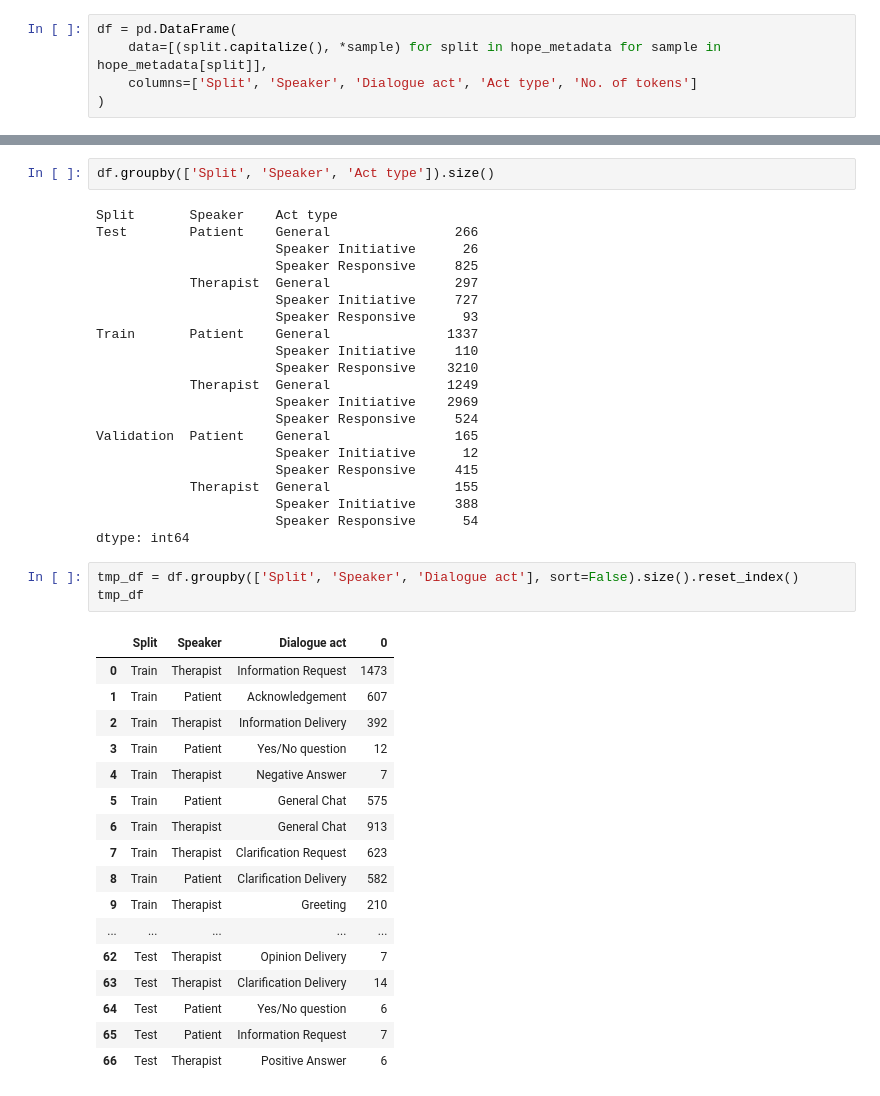
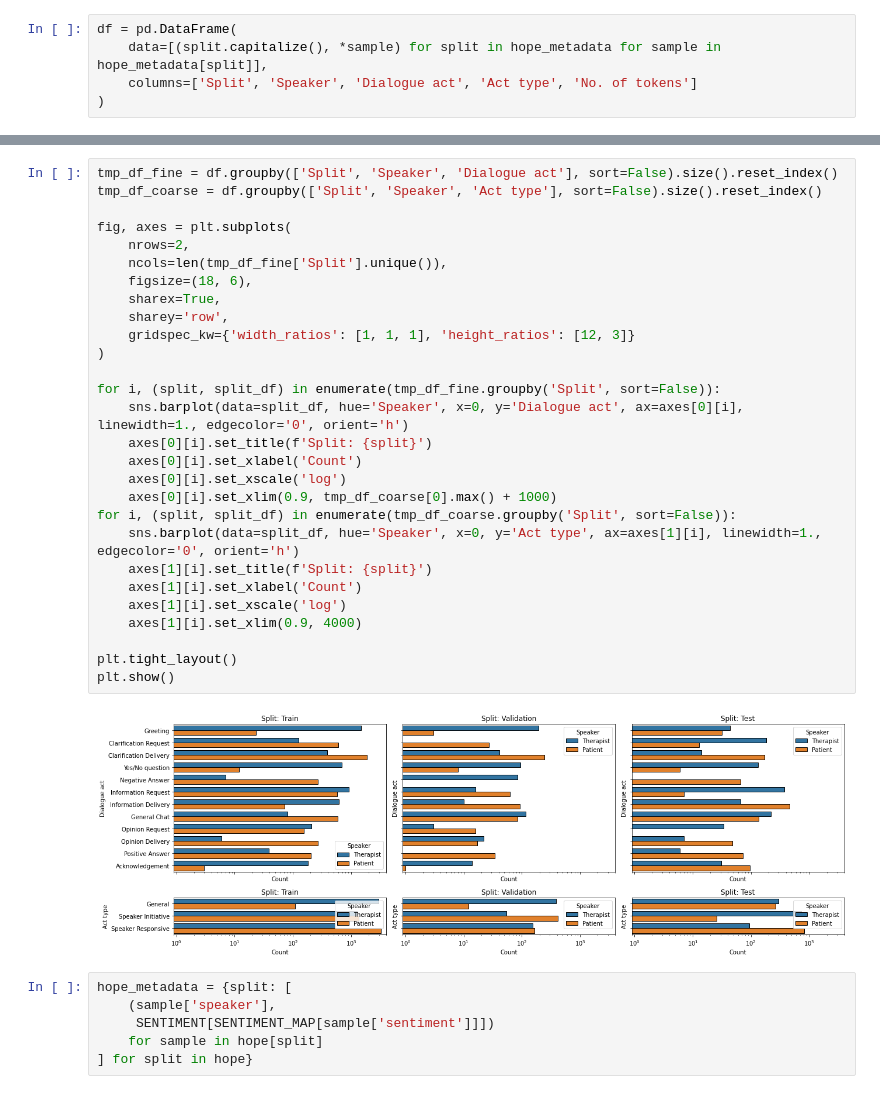
Before and after one commit to vincenzo-scotti/dldlm, a Jupyter notebook: notebooks/data_exploration.ipynb, the cells around one changed output, grey strips where cells are left out. Saved outputs shown, nothing was run; the diff lists cells and outputs as text.

```diff
--- a/notebooks/data_exploration.ipynb
+++ b/notebooks/data_exploration.ipynb
@@ -289,44 +234,36 @@ dtype: int64
-# %%
-df.groupby(['Split', 'Speaker', 'Act type']).size()
-# %% [output]
-Split       Speaker    Act type
-Test        Patient    General                266
-                       Speaker Initiative      26
-                       Speaker Responsive     825
-            Therapist  General                297
-                       Speaker Initiative     727
-                       Speaker Responsive      93
-Train       Patient    General               1337
-                       Speaker Initiative     110
-                       Speaker Responsive    3210
-            Therapist  General               1249
-                       Speaker Initiative    2969
-                       Speaker Responsive     524
-Validation  Patient    General                165
-                       Speaker Initiative      12
-                       Speaker Responsive     415
-            Therapist  General                155
-                       Speaker Initiative     388
-                       Speaker Responsive      54
-dtype: int64
-# %%
-tmp_df = df.groupby(['Split', 'Speaker', 'Dialogue act'], sort=False).size().reset_index()
-tmp_df
-# %% [output]
-|  | Split | Speaker | Dialogue act | 0 |
-| 0 | Train | Therapist | Information Request | 1473 |
-| 1 | Train | Patient | Acknowledgement | 607 |
-| 2 | Train | Therapist | Information Delivery | 392 |
-| 3 | Train | Patient | Yes/No question | 12 |
-| 4 | Train | Therapist | Negative Answer | 7 |
-| 5 | Train | Patient | General Chat | 575 |
-| 6 | Train | Therapist | General Chat | 913 |
-| 7 | Train | Therapist | Clarification Request | 623 |
-| 8 | Train | Patient | Clarification Delivery | 582 |
-| 9 | Train | Therapist | Greeting | 210 |
-| ... | ... | ... | ... | ... |
-| 62 | Test | Therapist | Opinion Delivery | 7 |
-| 63 | Test | Therapist | Clarification Delivery | 14 |
-| 64 | Test | Patient | Yes/No question | 6 |
-| 65 | Test | Patient | Information Request | 7 |
-| 66 | Test | Therapist | Positive Answer | 6 |
+# %%
+tmp_df_fine = df.groupby(['Split', 'Speaker', 'Dialogue act'], sort=False).size().reset_index()
+tmp_df_coarse = df.groupby(['Split', 'Speaker', 'Act type'], sort=False).size().reset_index()
+
+fig, axes = plt.subplots(
+    nrows=2,
+    ncols=len(tmp_df_fine['Split'].unique()),
+    figsize=(18, 6),
+    sharex=True,
+    sharey='row',
+    gridspec_kw={'width_ratios': [1, 1, 1], 'height_ratios': [12, 3]}
+)
+
+for i, (split, split_df) in enumerate(tmp_df_fine.groupby('Split', sort=False)):
+    sns.barplot(data=split_df, hue='Speaker', x=0, y='Dialogue act', ax=axes[0][i], linewidth=1., edgecolor='0', orient='h')
+    axes[0][i].set_title(f'Split: {split}')
+    axes[0][i].set_xlabel('Count')
+    axes[0][i].set_xscale('log')
+    axes[0][i].set_xlim(0.9, tmp_df_coarse[0].max() + 1000)
+for i, (split, split_df) in enumerate(tmp_df_coarse.groupby('Split', sort=False)):
+    sns.barplot(data=split_df, hue='Speaker', x=0, y='Act type', ax=axes[1][i], linewidth=1., edgecolor='0', orient='h')
+    axes[1][i].set_title(f'Split: {split}')
+    axes[1][i].set_xlabel('Count')
+    axes[1][i].set_xscale('log')
+    axes[1][i].set_xlim(0.9, 4000)
+
+plt.tight_layout()
+plt.show()
+# %% [output]
+[figure, added]
+# %%
+hope_metadata = {split: [
+    (sample['speaker'],
+     SENTIMENT[SENTIMENT_MAP[sample['sentiment']]])
+    for sample in hope[split]
+] for split in hope}
```
Also changed, not shown: parts of 43 cells of this notebook.
